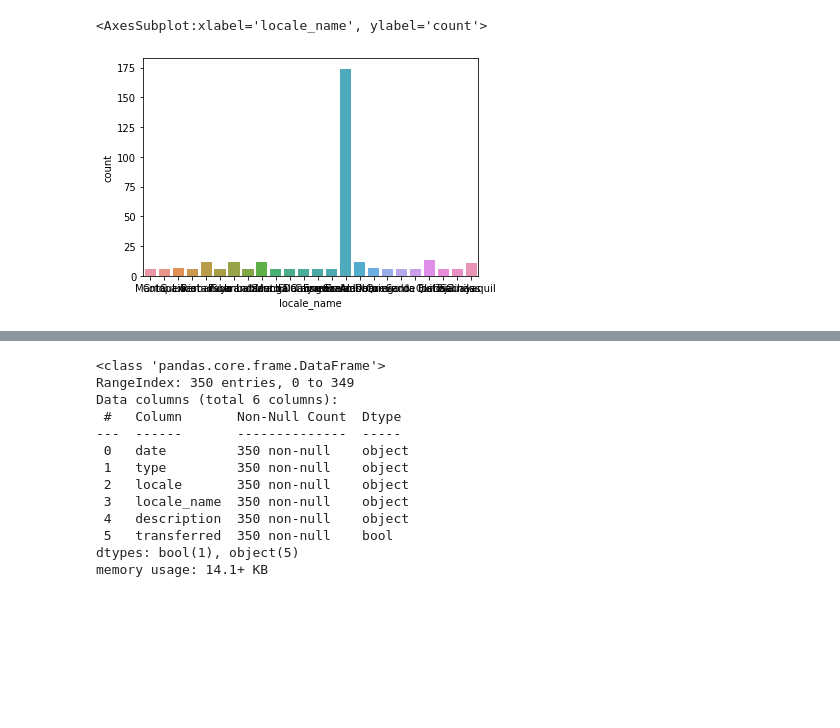
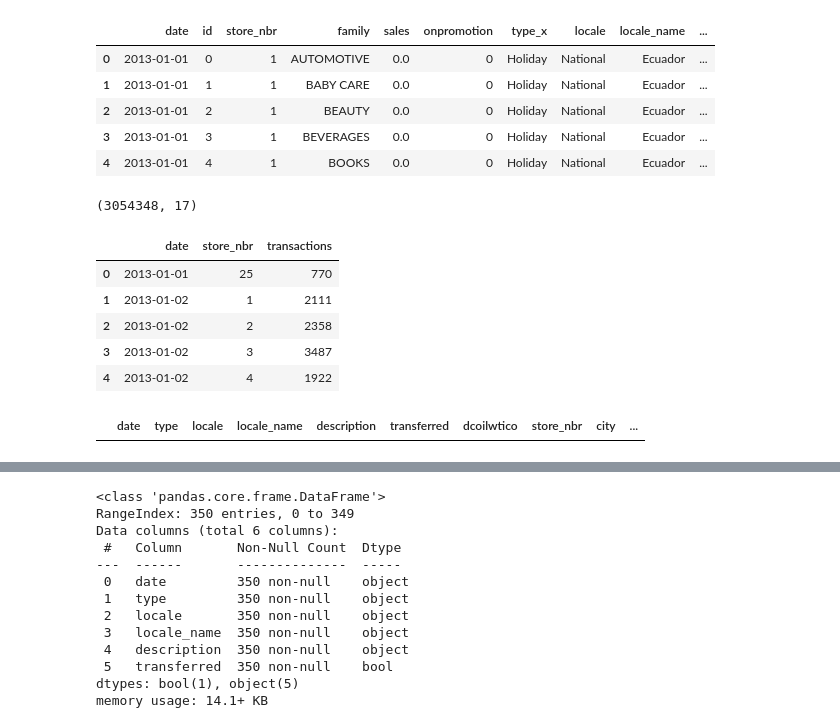
Before and after one commit to adebayomoses/Store-Sales-Time-Series-Forcast, a Jupyter notebook: Sales forcast.ipynb, the cells around one changed output, grey strips where cells are left out. Saved outputs shown, nothing was run; the diff lists cells and outputs as text; code cells hidden in the pictures; blank space fills up the shorter version.

```diff
--- a/Sales forcast.ipynb
+++ b/Sales forcast.ipynb
@@ -49,5 +20,0 @@ df5.head()
-# %%
-sns.countplot(data= df, x = "locale_name")
-# %% [output]
-<AxesSubplot:xlabel='locale_name', ylabel='count'>
-[figure, removed]
@@ -55,0 +21,29 @@ plt.plot(kind="bar", x = df["type"], y = df["date"])
+# %%
+# combing the the dataset into one:
+
+file = df5.merge(df1, on="date", how="left")
+file = file.merge(df2, on = "date", how="left")
+file = file.merge(df3, on = "store_nbr", how = "left")
+file = file.merge(df4, on = ["date", "store_nbr"], how = "left")
+# %%
+file.head()
+# %% [output]
+|  | date | id | store_nbr | family | sales | onpromotion | type_x | locale | locale_name | ... |
+| 0 | 2013-01-01 | 0 | 1 | AUTOMOTIVE | 0.0 | 0 | Holiday | National | Ecuador | ... |
+| 1 | 2013-01-01 | 1 | 1 | BABY CARE | 0.0 | 0 | Holiday | National | Ecuador | ... |
+| 2 | 2013-01-01 | 2 | 1 | BEAUTY | 0.0 | 0 | Holiday | National | Ecuador | ... |
+| 3 | 2013-01-01 | 3 | 1 | BEVERAGES | 0.0 | 0 | Holiday | National | Ecuador | ... |
+| 4 | 2013-01-01 | 4 | 1 | BOOKS | 0.0 | 0 | Holiday | National | Ecuador | ... |
+# %%
+file.shape
+# %% [output]
+(3054348, 17)
+# %%
+df4.head()
+# %% [output]
+|  | date | store_nbr | transactions |
+| 0 | 2013-01-01 | 25 | 770 |
+| 1 | 2013-01-02 | 1 | 2111 |
+| 2 | 2013-01-02 | 2 | 2358 |
+| 3 | 2013-01-02 | 3 | 3487 |
+| 4 | 2013-01-02 | 4 | 1922 |
@@ -55,0 +52,4 @@ plt.plot(kind="bar", x = df["type"], y = df["date"])
+# %%
+df.head()
+# %% [output]
+|  | date | type | locale | locale_name | description | transferred | dcoilwtico | store_nbr | city | ... |
```
Also changed, not shown: parts of 15 cells of this notebook.
